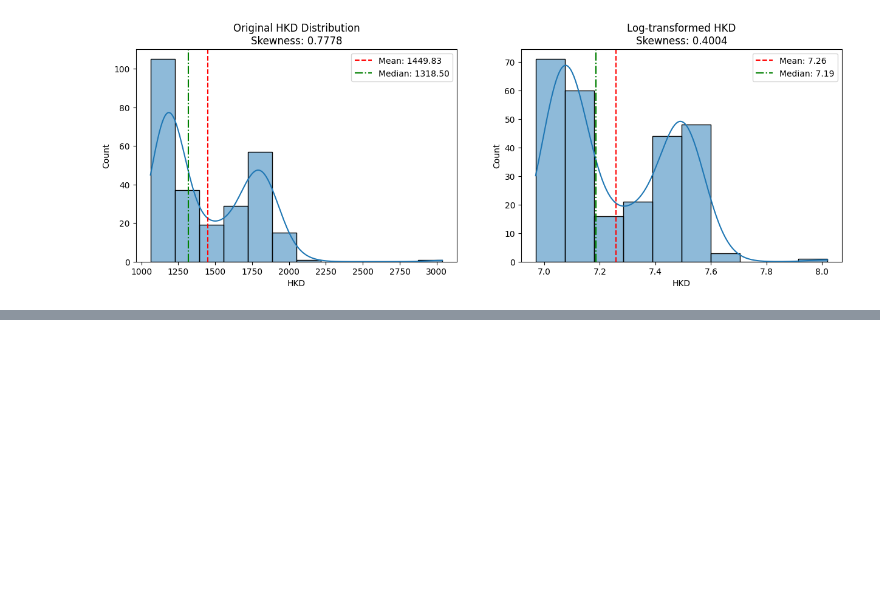
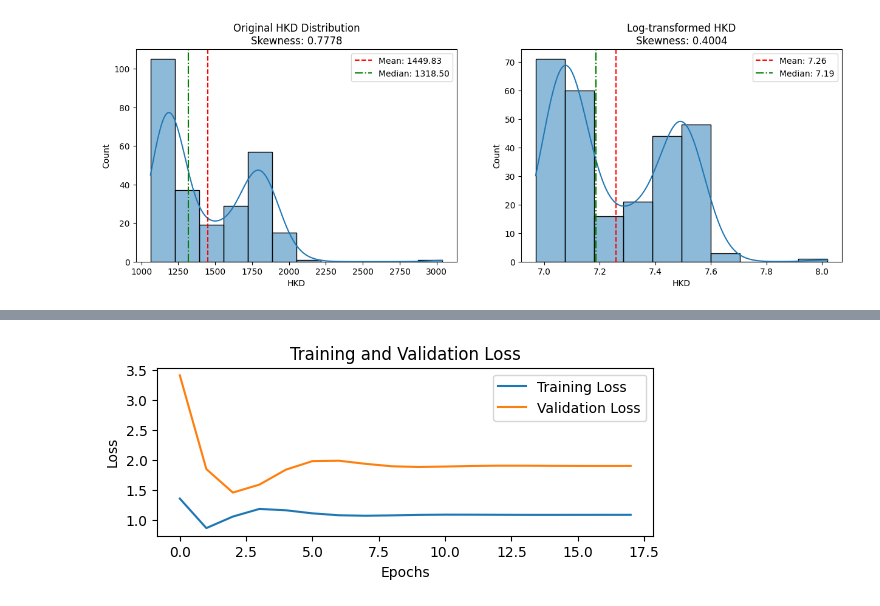
Before and after one commit to Aidinferaz/DeepLearning-RKA, a Jupyter notebook: Monetary Prediction/Train.ipynb, the cells around one changed output, grey strips where cells are left out. Drawn from its saved outputs; the diff is of its cells as text; code cells hidden in the pictures; blank space fills up the shorter version.

```diff
--- a/Monetary Prediction/Train.ipynb
+++ b/Monetary Prediction/Train.ipynb
@@ -188,0 +252,9 @@ train_preprocessed.head()
+# %%
+INPUT_SIZE = X_train.shape[2]
+HIDDEN_SIZE = 128
+OUTPUT_SIZE = 1
+
+model_0 = MonetaryRNN(INPUT_SIZE, HIDDEN_SIZE, OUTPUT_SIZE)
+model_0 = model_0.to(device)
+
+model_0
@@ -188,0 +266,88 @@ train_preprocessed.head()
+# %%
+criterion = nn.MSELoss()
+optimizer = optim.Adam(model_0.parameters(), lr=0.001)
+# %%
+EPOCHS = 20
+early_stop_patience = 15
+early_stop_counter = 0
+
+# Lists to store metrics
+train_losses = []
+val_losses = []
+best_val_loss = float('inf')
+
+for epoch in tqdm(range(EPOCHS)):
+    # Training phase
+    model_0.train()
+    train_loss = 0.0
+    for X_batch, y_batch in train_loader:
+        # Forward pass
+        outputs, _ = model_0(X_batch)
+        loss = criterion(outputs, y_batch)
+
+        # Backward and optimize
+        optimizer.zero_grad()
+        loss.backward()
+        optimizer.step()
+
+        train_loss += loss.item() * X_batch.size(0)
+
+    train_loss = train_loss / len(train_loader.dataset)
+    train_losses.append(train_loss)
+
+    # Validation phase
+    model_0.eval()
+    val_loss = 0.0
+    all_preds = []
+    all_targets = []
+
+    with torch.no_grad():
+        for X_batch, y_batch in val_loader:
+            outputs, _ = model_0(X_batch)
+            loss = criterion(outputs, y_batch)
+            val_loss += loss.item() * X_batch.size(0)
+
+            # Store predictions and targets for metrics
+            all_preds.append(outputs.cpu().numpy())
+            all_targets.append(y_batch.cpu().numpy())
+
+    val_loss = val_loss / len(val_loader.dataset)
+    val_losses.append(val_loss)
+
+    # Calculate additional metrics for validation set
+    all_preds = np.concatenate(all_preds)
+    all_targets = np.concatenate(all_targets)
+    rmse = np.sqrt(mean_squared_error(all_targets, all_preds))
+    mae = mean_absolute_error(all_targets, all_preds)
+    r2 = r2_score(all_targets, all_preds)
+
+    # Print progress
+    print(f"Epoch [{epoch+1}/{EPOCHS}], "
+          f"Train Loss: {train_loss:.4f}, "
+          f"Val Loss: {val_loss:.4f}, "
+          f"RMSE: {rmse:.4f}, "
+          f"MAE: {mae:.4f}, "
+          f"R²: {r2:.4f}")
+
+    # Early stopping
+    if val_loss < best_val_loss:
+        best_val_loss = val_loss
+        early_stop_counter = 0
+        # Save the best model_0
+        print(f"Model saved at epoch {epoch+1}")
+    else:
+        early_stop_counter += 1
+
+    if early_stop_counter >= early_stop_patience:
+        print(f"Early stopping triggered after {epoch+1} epochs")
+        break
+
+# Plot training and validation loss
+plt.subplot(2, 1, 1)
+plt.plot(train_losses, label='Training Loss')
+plt.plot(val_losses, label='Validation Loss')
+plt.xlabel('Epochs')
+plt.ylabel('Loss')
+plt.legend()
+plt.title('Training and Validation Loss')
+# %% [output]
@@ -188,0 +377 @@ train_preprocessed.head()
+[figure, added]
```
Also changed, not shown: parts of 21 cells of this notebook.
